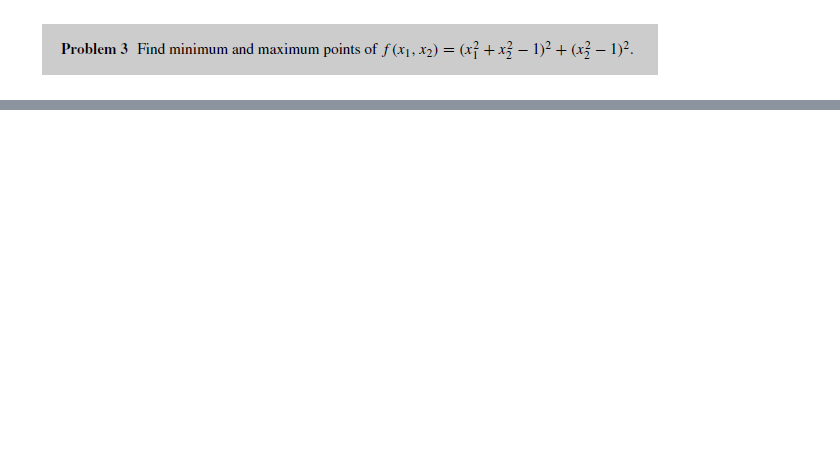
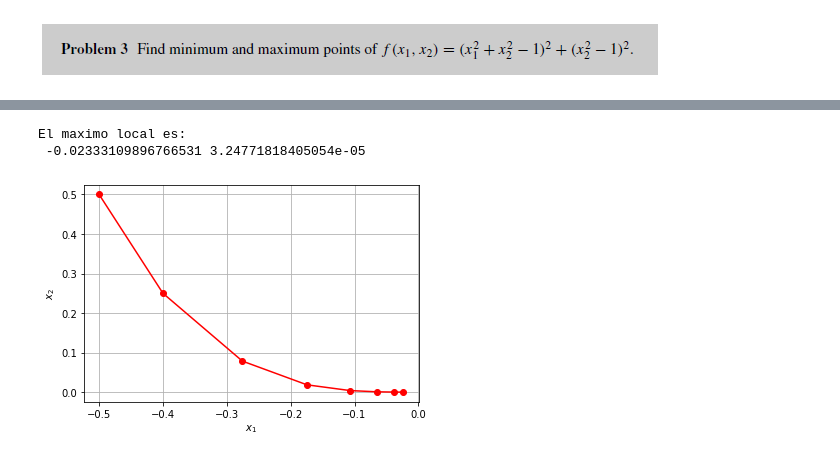
Before and after one commit to MariaG0205/Analisis-Numerico, a Jupyter notebook: Ejercicios_Capitulo_3_AnalisisNum.ipynb, the cells around one changed output, grey strips where cells are left out. Saved outputs shown, nothing was run; the diff lists cells and outputs as text; code cells hidden in the pictures; blank space fills up the shorter version.

```diff
--- a/Ejercicios_Capitulo_3_AnalisisNum.ipynb
+++ b/Ejercicios_Capitulo_3_AnalisisNum.ipynb
@@ -201,0 +240,3 @@ AttributeError: ignored
+# %%
+def f(x1,x2): #Función objetivo
+    return -((x1**2+x2**2-1)**2 + (x2**2-1)**2)
@@ -201,0 +246,24 @@ AttributeError: ignored
+# %%
+x = np.array([-0.5,0.5])
+max_iter = 100
+epsi = 0.001;
+a = 0.1
+
+xs1,i1 = gd1(x, a, max_iter,epsi)
+# %%
+xx = np.linspace(-0.5, 0.5, 100)
+yy = np.linspace(-0.5, 0.5, 100)
+X, Y = np.meshgrid(xx, yy)
+Z = (X**2+Y**2-1)**2 + (Y**2-1)**2
+
+function_value=f(xs1[0:i1+1,0],xs1[0:i1+1,1])
+#print (function_value)
+plt.plot(xs1[0:i1+1,0],xs1[0:i1+1,1] , '-ro')
+plt.xlabel('$x_1$')
+plt.grid()
+plt.ylabel('$x_2$')
+print('El maximo local es: \n',xs1[i1,0],xs1[i1,1])
+# %% [output]
+El maximo local es:
+ -0.02333109896766531 3.24771818405054e-05
+[figure, added]
```
Also changed, not shown: parts of 17 cells of this notebook.
